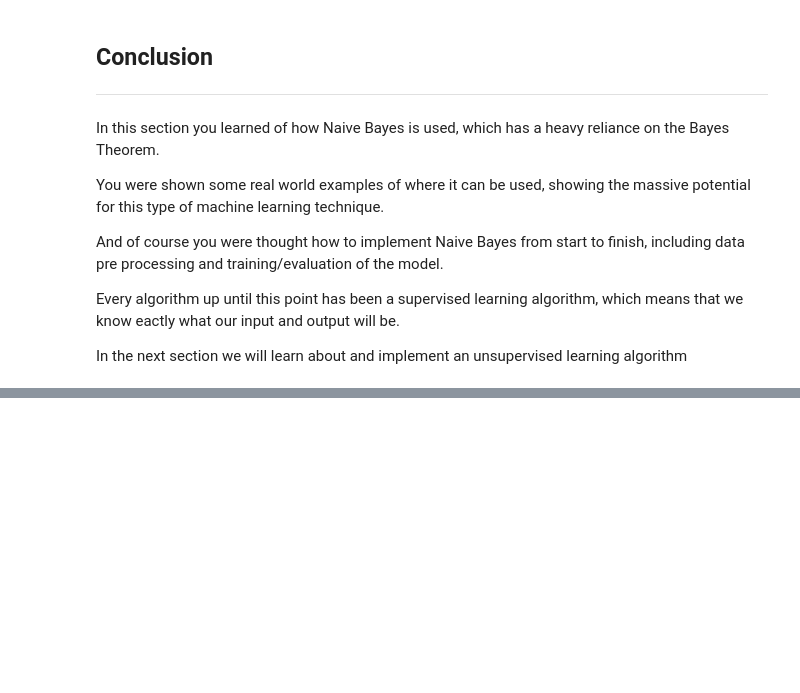
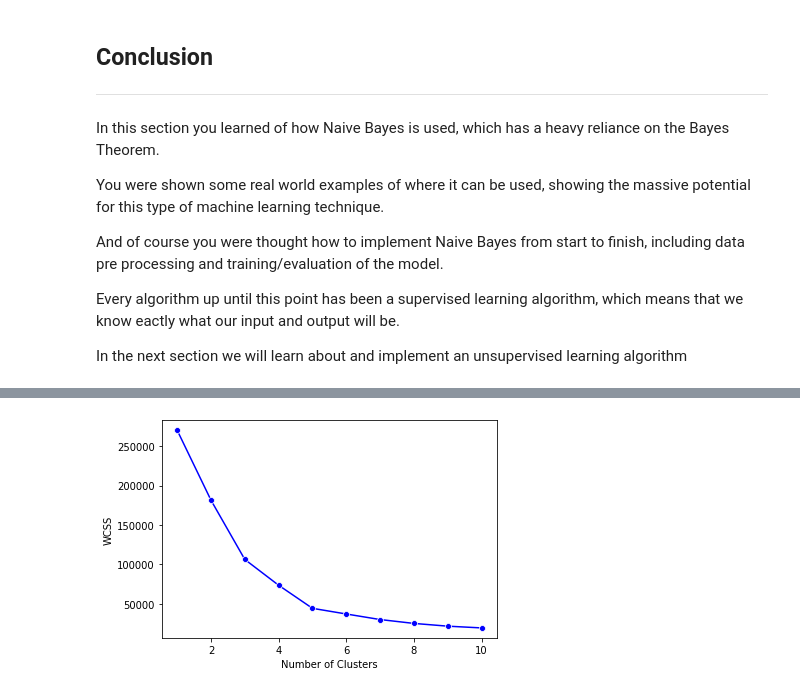
Before and after one commit to KyleHennessy/MachineLearningTutorial, a Jupyter notebook: src/KyleHennessyMachineLearningTutorial.ipynb, the cells around one changed output, grey strips where cells are left out. Cells and saved outputs as stored; diff of their text form; code cells hidden in the pictures; blank space fills up the shorter version.

Commit message:
Added K-Means tutorial. Finished

```diff
--- a/src/KyleHennessyMachineLearningTutorial.ipynb
+++ b/src/KyleHennessyMachineLearningTutorial.ipynb
@@ -758,0 +811,7 @@ In the next section we will learn about and implement an unsupervised learning a
+# %%
+import numpy as np
+import pandas as pd
+import matplotlib.pyplot as plt
+import seaborn as sns
+from sklearn.cluster import KMeans
+dataset = pd.read_csv('Mall_Customers_K-Means.csv', index_col='CustomerID')
@@ -758,0 +847,2 @@ In the next section we will learn about and implement an unsupervised learning a
+# %%
+dataset.drop_duplicates(inplace=True)
@@ -758,0 +866,15 @@ In the next section we will learn about and implement an unsupervised learning a
+# %%
+data = dataset.iloc[:, [2,3]].values
+wcss_list = []
+for i in range(1,11):
+    kmeans_algorithm = KMeans(n_clusters = i, init = 'k-means++', random_state = 42)
+    kmeans_algorithm.fit(data)
+    wcss = (kmeans_algorithm.inertia_)
+    wcss_list.append(wcss)
+
+sns.lineplot(range(1,11), wcss_list, marker='o', color='blue')
+plt.xlabel('Number of Clusters')
+plt.ylabel('WCSS')
+plt.show()
+# %% [output]
+[figure, added]
```
Also changed, not shown: parts of 17 cells of this notebook, 4 other files.
